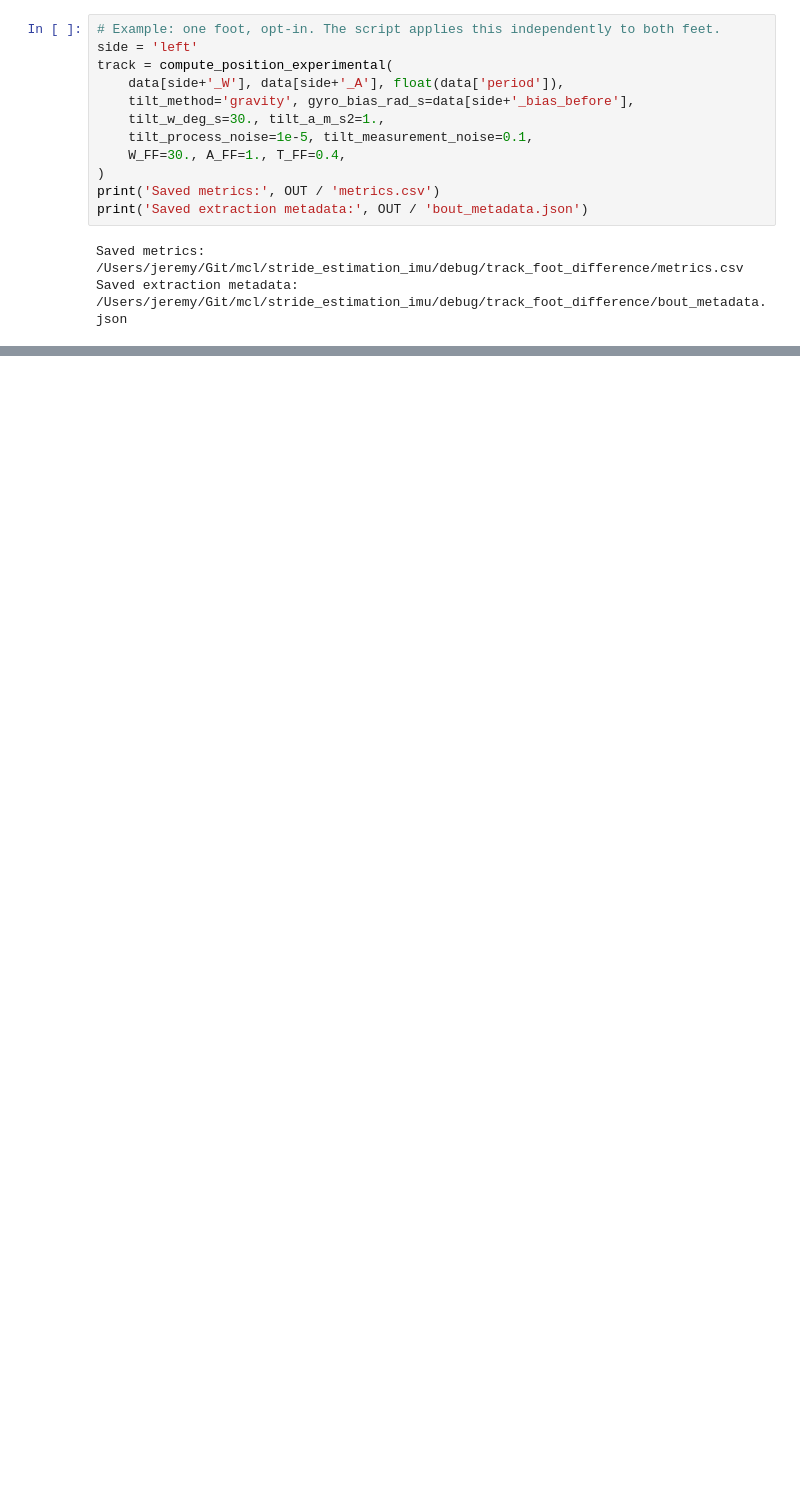
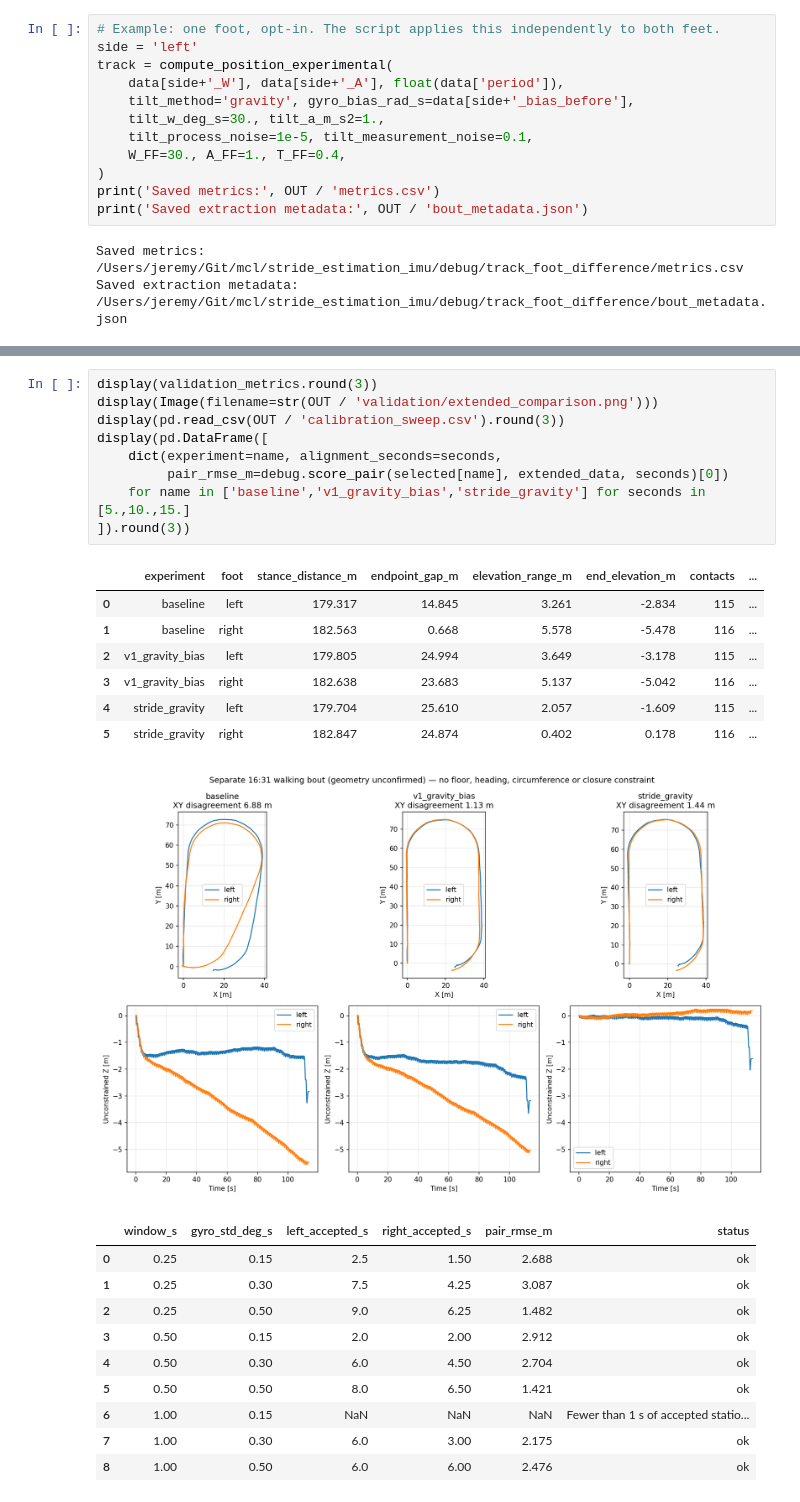
Before and after one commit to jeremydwong/stride_estimation_imu, a Jupyter notebook: notebooks/debug_track_foot_difference.ipynb, the cells around one changed output, grey strips where cells are left out. Saved outputs shown, nothing was run; the diff lists cells and outputs as text; blank space fills up the shorter version.

```diff
--- a/notebooks/debug_track_foot_difference.ipynb
+++ b/notebooks/debug_track_foot_difference.ipynb
@@ -198,0 +354,28 @@ Saved extraction metadata: /Users/jeremy/Git/mcl/stride_estimation_imu/debug/tra
+# %%
+display(validation_metrics.round(3))
+display(Image(filename=str(OUT / 'validation/extended_comparison.png')))
+display(pd.read_csv(OUT / 'calibration_sweep.csv').round(3))
+display(pd.DataFrame([
+    dict(experiment=name, alignment_seconds=seconds,
+         pair_rmse_m=debug.score_pair(selected[name], extended_data, seconds)[0])
+    for name in ['baseline','v1_gravity_bias','stride_gravity'] for seconds in [5.,10.,15.]
+]).round(3))
+# %% [output]
+|  | experiment | foot | stance_distance_m | endpoint_gap_m | elevation_range_m | end_elevation_m | contacts | ... |
+| 0 | baseline | left | 179.317 | 14.845 | 3.261 | -2.834 | 115 | ... |
+| 1 | baseline | right | 182.563 | 0.668 | 5.578 | -5.478 | 116 | ... |
+| 2 | v1_gravity_bias | left | 179.805 | 24.994 | 3.649 | -3.178 | 115 | ... |
+| 3 | v1_gravity_bias | right | 182.638 | 23.683 | 5.137 | -5.042 | 116 | ... |
+| 4 | stride_gravity | left | 179.704 | 25.610 | 2.057 | -1.609 | 115 | ... |
+| 5 | stride_gravity | right | 182.847 | 24.874 | 0.402 | 0.178 | 116 | ... |
+[figure, added]
+|  | window_s | gyro_std_deg_s | left_accepted_s | right_accepted_s | pair_rmse_m | status |
+| 0 | 0.25 | 0.15 | 2.5 | 1.50 | 2.688 | ok |
+| 1 | 0.25 | 0.30 | 7.5 | 4.25 | 3.087 | ok |
+| 2 | 0.25 | 0.50 | 9.0 | 6.25 | 1.482 | ok |
+| 3 | 0.50 | 0.15 | 2.0 | 2.00 | 2.912 | ok |
+| 4 | 0.50 | 0.30 | 6.0 | 4.50 | 2.704 | ok |
+| 5 | 0.50 | 0.50 | 8.0 | 6.50 | 1.421 | ok |
+| 6 | 1.00 | 0.15 | NaN | NaN | NaN | Fewer than 1 s of accepted statio... |
+| 7 | 1.00 | 0.30 | 6.0 | 3.00 | 2.175 | ok |
+| 8 | 1.00 | 0.50 | 6.0 | 6.00 | 2.476 | ok |
```
Also changed, not shown: parts of 14 cells of this notebook, 14 other files.
